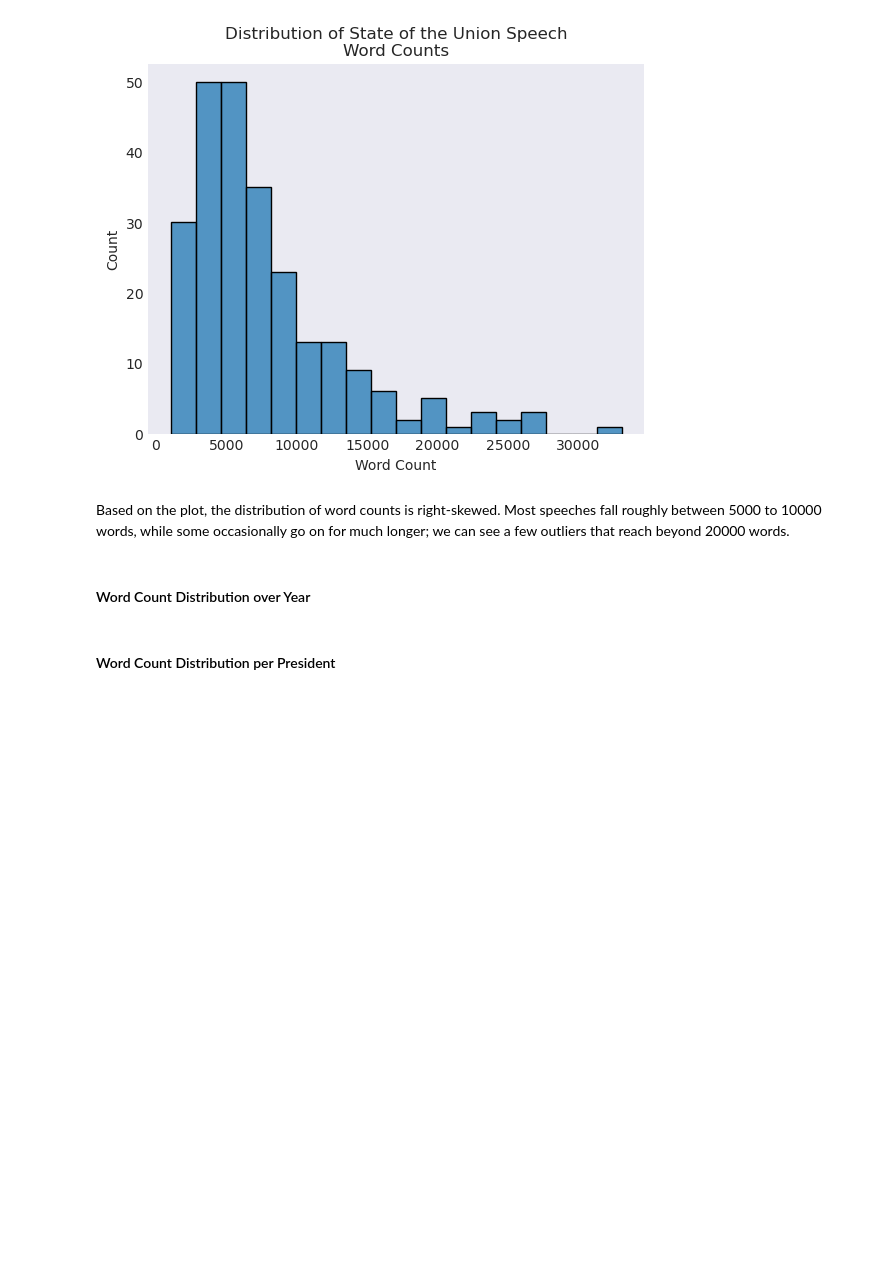
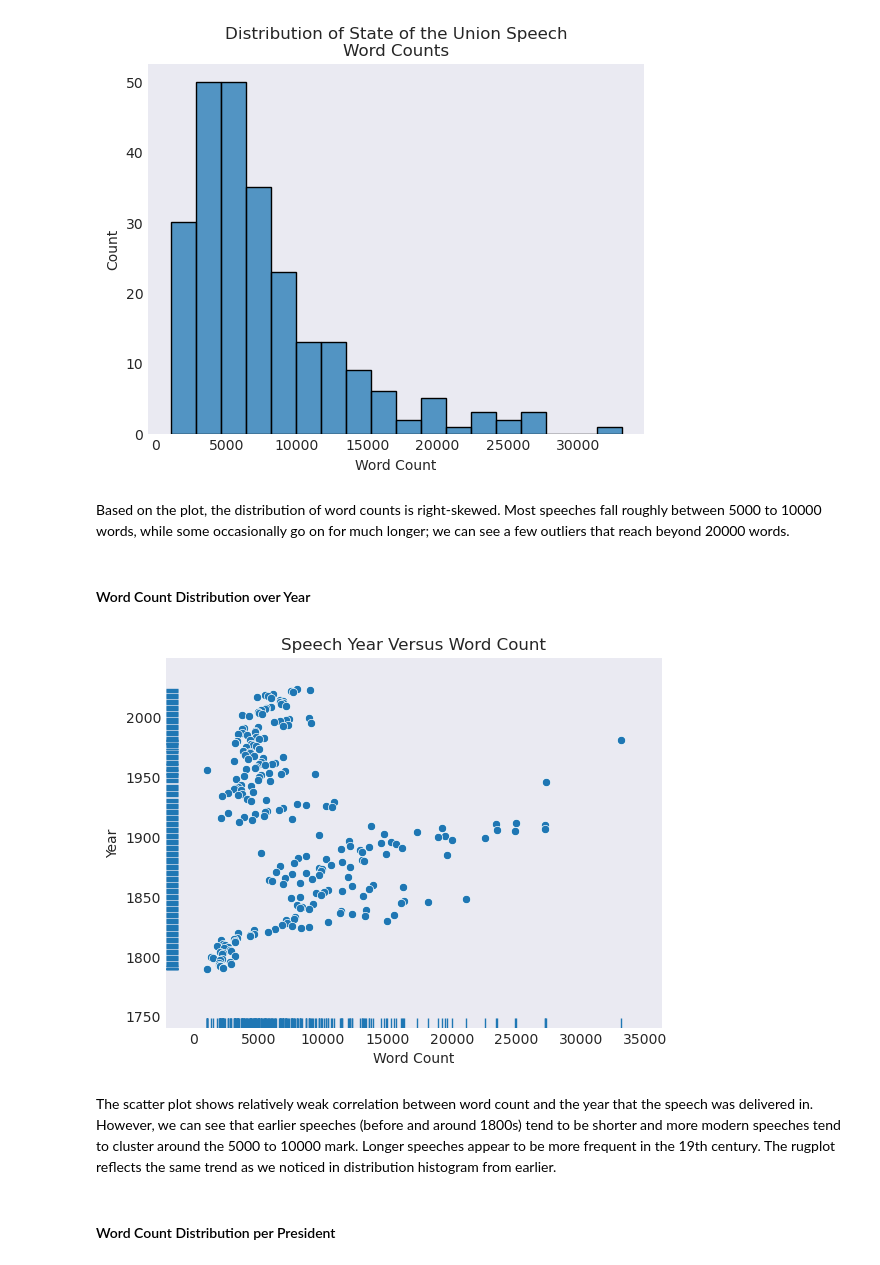
Before and after one commit to UCB-stat-159-f25/proj02-group25, a Jupyter notebook: nlp-P01.ipynb, the cells around one changed output. Saved outputs shown, nothing was run; the diff lists cells and outputs as text; code cells hidden in the pictures; blank space fills up the shorter version.

Commit message:
added word count distribution over year

```diff
--- a/nlp-P01.ipynb
+++ b/nlp-P01.ipynb
@@ -86,5 +86,25 @@ ax.set_ylabel("Count");
 Based on the plot, the distribution of word counts is right-skewed. Most speeches fall roughly between 5000 to 10000 words, while some occasionally go on for much longer; we can see a few outliers that reach beyond 20000 words.
 # %% [markdown]
 #### Word Count Distribution over Year
+# %%
+sns.scatterplot(
+    data=sou,
+    x="Word Count",
+    y="Year"
+)
+
+sns.rugplot(
+    data=sou,
+    x="Word Count",
+    y="Year"
+)
+
+plt.title("Speech Year Versus Word Count")
+plt.xlabel("Word Count")
+plt.ylabel("Year");
+# %% [output]
+[figure, added]
+# %% [markdown]
+The scatter plot shows relatively weak correlation between word count and the year that the speech was delivered in. However, we can see that earlier speeches (before and around 1800s) tend to be shorter and more modern speeches tend to cluster around the 5000 to 10000 mark. Longer speeches appear to be more frequent in the 19th century. The rugplot reflects the same trend as we noticed in distribution histogram from earlier.
 # %% [markdown]
 #### Word Count Distribution per President
```
